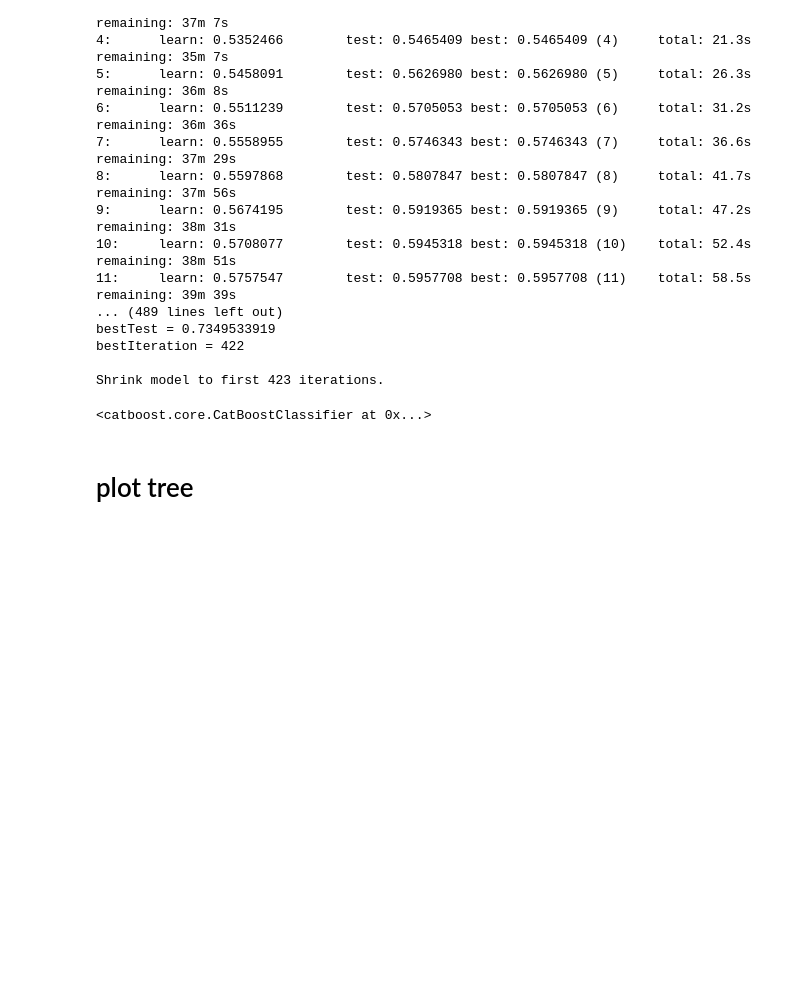
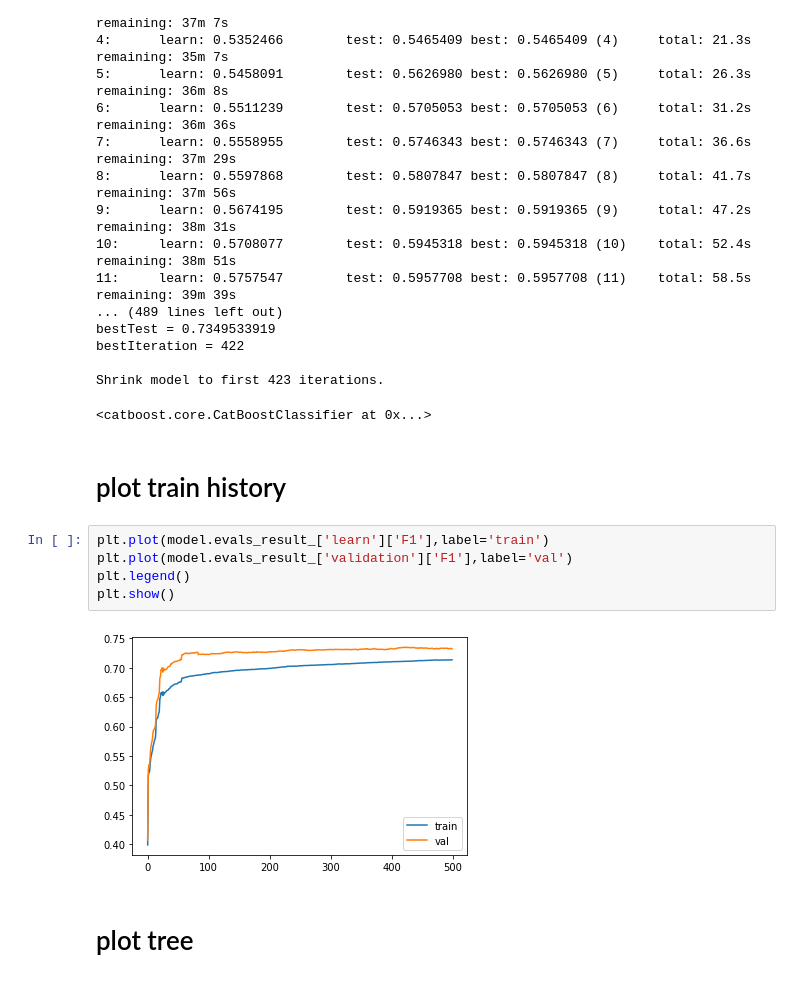
Before and after one commit to skywalker0803r/Ricky, a Jupyter notebook: 玉山銀行比賽_catboost.ipynb, the cells around one changed output. Saved outputs shown, nothing was run; the diff lists cells and outputs as text; blank space fills up the shorter version.

```diff
--- a/玉山銀行比賽_catboost.ipynb
+++ b/玉山銀行比賽_catboost.ipynb
@@ -206,6 +206,15 @@ bestIteration = 422
 
 Shrink model to first 423 iterations.
 <catboost.core.CatBoostClassifier at 0x...>
+# %% [markdown]
+# plot train history
+# %%
+plt.plot(model.evals_result_['learn']['F1'],label='train')
+plt.plot(model.evals_result_['validation']['F1'],label='val')
+plt.legend()
+plt.show()
+# %% [output]
+[figure, added]
 # %% [markdown]
 # plot tree
 # %%
```
